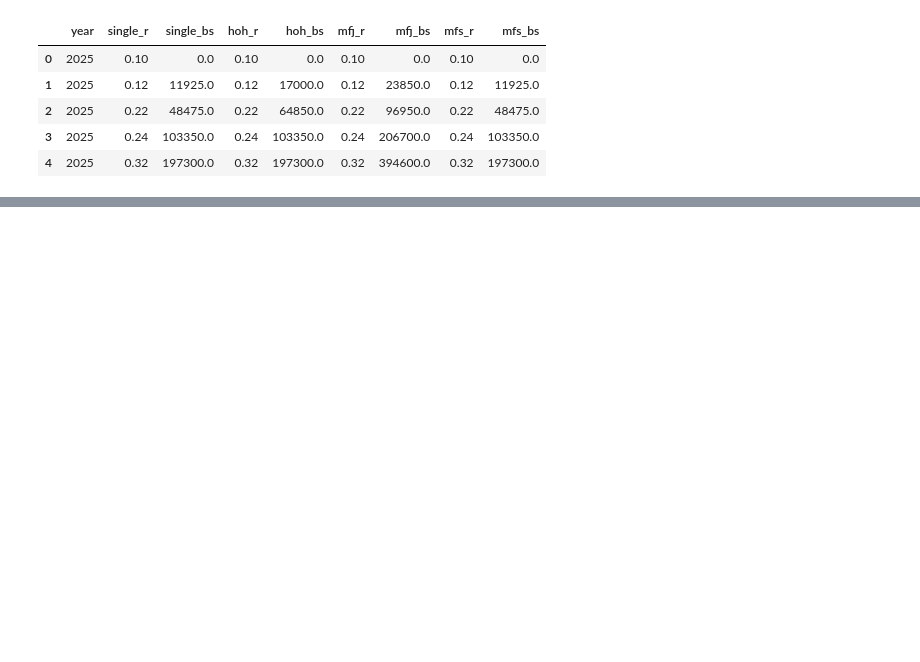
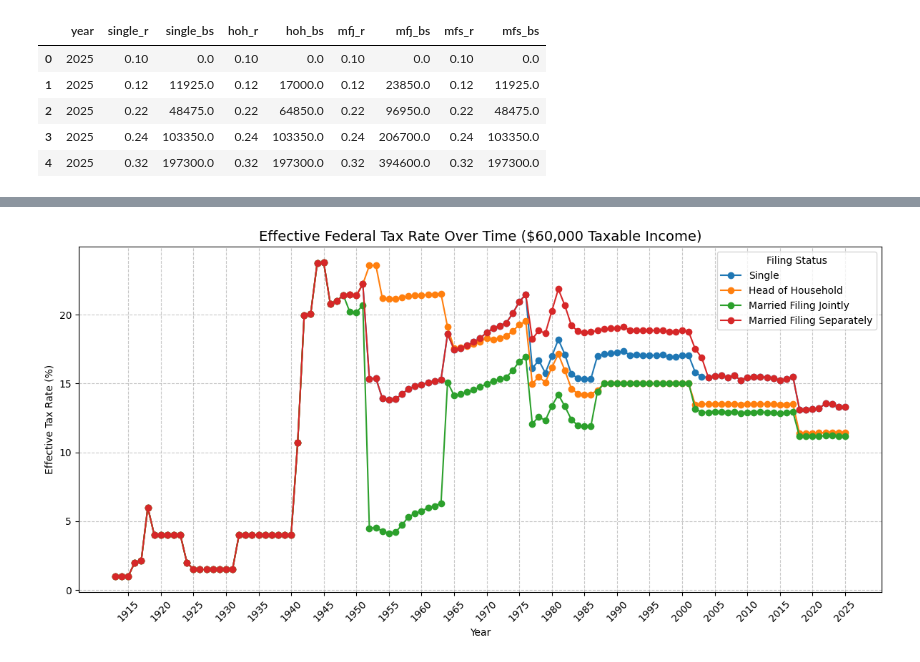
Before and after one commit to cormac-taylor/taxation, a Jupyter notebook: taxation.ipynb, the cells around one changed output, grey strips where cells are left out. Drawn from its saved outputs; the diff is of its cells as text; code cells hidden in the pictures; blank space fills up the shorter version.

Commit message:
plots

```diff
--- a/taxation.ipynb
+++ b/taxation.ipynb
@@ -35,0 +50,9 @@ cpi_df.head()
+# %%
+inflation_adj_tax_bracket_df = pd.merge(tax_bracket_df, inflation_df, on='year', how='left')
+inflation_adj_tax_bracket_df.dropna(inplace=True)
+
+inflation_adj_tax_bracket_df[backet_start_cols] = inflation_adj_tax_bracket_df[backet_start_cols].apply(lambda bs: (bs * inflation_adj_tax_bracket_df['inflation_adj_ratio']).round())
+inflation_adj_tax_bracket_df.rename(columns={c: f"adj_{c}" for c in backet_start_cols}, inplace=True)
+inflation_adj_tax_bracket_df.drop(columns=['inflation_adj_ratio'], inplace=True)
+
+inflation_adj_tax_bracket_df.head()
@@ -35,0 +66,20 @@ cpi_df.head()
+# %%
+def calculate_progressive_tax(income, brackets_df, rate_col, start_col):
+    df = brackets_df.sort_values(start_col)
+
+    tax_total = 0
+    starts = df[start_col].values
+    rates = df[rate_col].values
+
+    for i in range(len(df)):
+        current_start = starts[i]
+        current_rate = rates[i]
+        next_start = starts[i+1] if i + 1 < len(df) else float('inf')
+
+        if income > current_start:
+            taxable_in_bracket = min(income, next_start) - current_start
+            tax_total += taxable_in_bracket * current_rate
+        else:
+            break
+
+    return tax_total
@@ -35,0 +155,4 @@ cpi_df.head()
+# %%
+plot_for_taxable_income(60_000)
+# %% [output]
+[figure, added]
```
Also changed, not shown: parts of 13 cells of this notebook.
